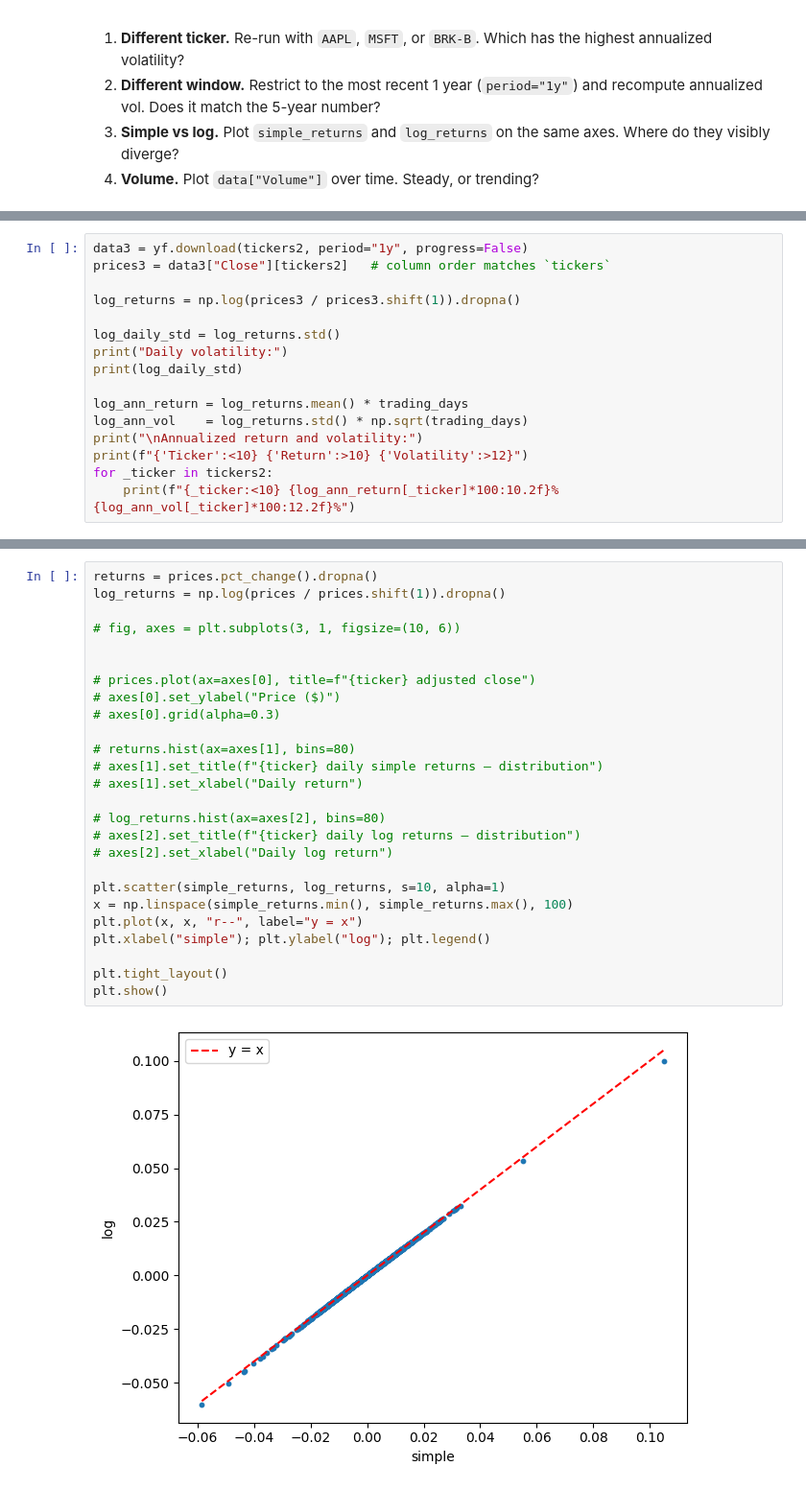
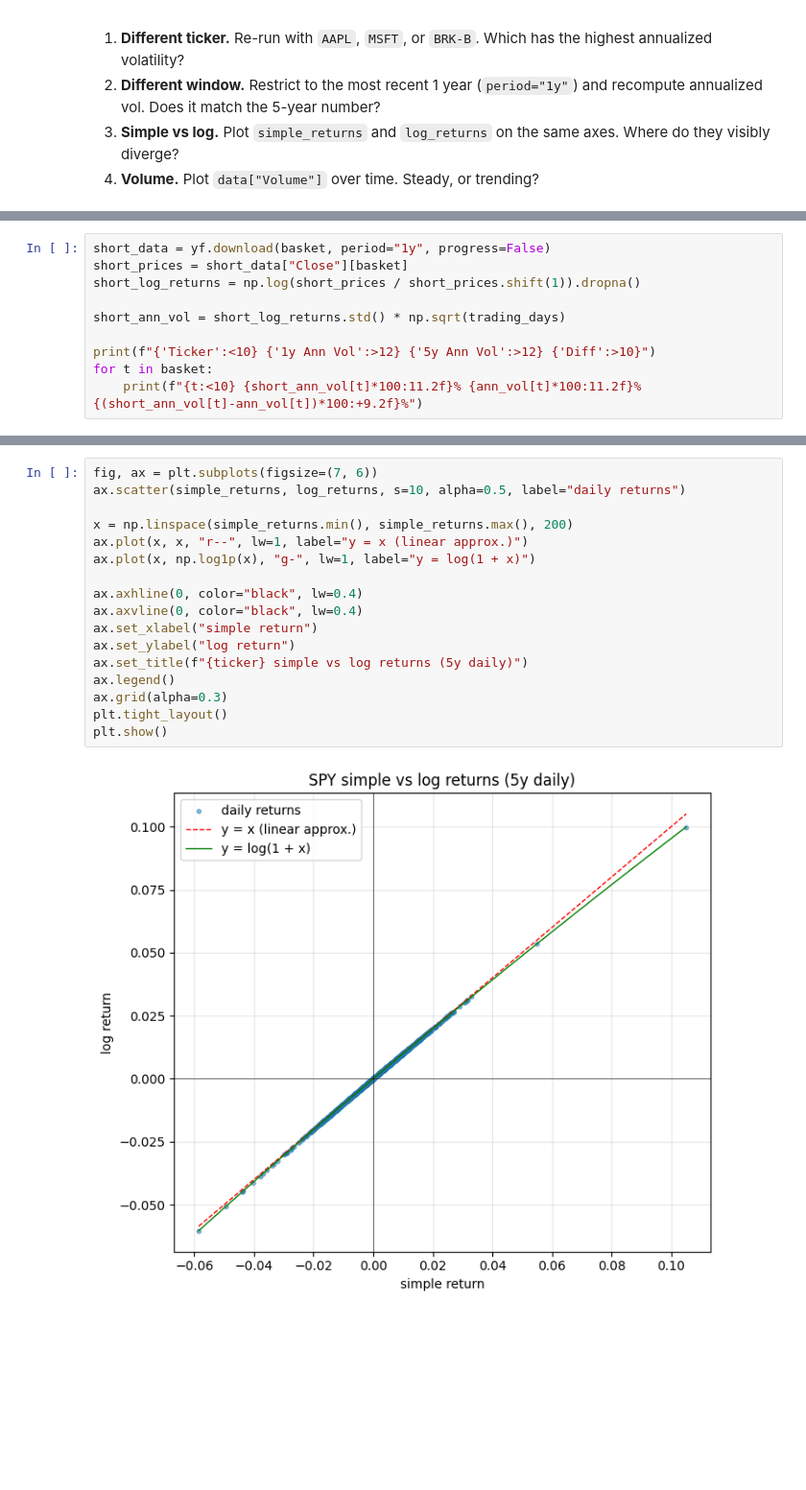
Before and after one commit to MichaelHelmers/quantitative-analysis, a Jupyter notebook: 01-foundations/lesson.ipynb, the cells around one changed output, grey strips where cells are left out. Shown at 96% size. Cells and saved outputs as stored; diff of their text form; blank space fills up the shorter version.

```diff
--- a/01-foundations/lesson.ipynb
+++ b/01-foundations/lesson.ipynb
@@ -206,17 +213,11 @@ BRK-B           11.04%        17.18%
 # %%
-data3 = yf.download(tickers2, period="1y", progress=False)
-prices3 = data3["Close"][tickers2]   # column order matches `tickers`
+short_data = yf.download(basket, period="1y", progress=False)
+short_prices = short_data["Close"][basket]
+short_log_returns = np.log(short_prices / short_prices.shift(1)).dropna()
 
-log_returns = np.log(prices3 / prices3.shift(1)).dropna()
+short_ann_vol = short_log_returns.std() * np.sqrt(trading_days)
 
-log_daily_std = log_returns.std()
-print("Daily volatility:")
-print(log_daily_std)
-
-log_ann_return = log_returns.mean() * trading_days
-log_ann_vol    = log_returns.std() * np.sqrt(trading_days)
-print("\nAnnualized return and volatility:")
-print(f"{'Ticker':<10} {'Return':>10} {'Volatility':>12}")
-for _ticker in tickers2:
-    print(f"{_ticker:<10} {log_ann_return[_ticker]*100:10.2f}% {log_ann_vol[_ticker]*100:12.2f}%")
+print(f"{'Ticker':<10} {'1y Ann Vol':>12} {'5y Ann Vol':>12} {'Diff':>10}")
+for t in basket:
+    print(f"{t:<10} {short_ann_vol[t]*100:11.2f}% {ann_vol[t]*100:11.2f}% {(short_ann_vol[t]-ann_vol[t])*100:+9.2f}%")
 # %% [output]
@@ -235,29 +241,20 @@ BRK-B          -12.44%        15.35%
 # %%
-returns = prices.pct_change().dropna()
-log_returns = np.log(prices / prices.shift(1)).dropna()
+fig, ax = plt.subplots(figsize=(7, 6))
+ax.scatter(simple_returns, log_returns, s=10, alpha=0.5, label="daily returns")
 
-# fig, axes = plt.subplots(3, 1, figsize=(10, 6))
+x = np.linspace(simple_returns.min(), simple_returns.max(), 200)
+ax.plot(x, x, "r--", lw=1, label="y = x (linear approx.)")
+ax.plot(x, np.log1p(x), "g-", lw=1, label="y = log(1 + x)")
 
-
-# prices.plot(ax=axes[0], title=f"{ticker} adjusted close")
-# axes[0].set_ylabel("Price ($)")
-# axes[0].grid(alpha=0.3)
-
-# returns.hist(ax=axes[1], bins=80)
-# axes[1].set_title(f"{ticker} daily simple returns — distribution")
-# axes[1].set_xlabel("Daily return")
-
-# log_returns.hist(ax=axes[2], bins=80)
-# axes[2].set_title(f"{ticker} daily log returns — distribution")
-# axes[2].set_xlabel("Daily log return")
-
-plt.scatter(simple_returns, log_returns, s=10, alpha=1)
-x = np.linspace(simple_returns.min(), simple_returns.max(), 100)
-plt.plot(x, x, "r--", label="y = x")
-plt.xlabel("simple"); plt.ylabel("log"); plt.legend()
-
+ax.axhline(0, color="black", lw=0.4)
+ax.axvline(0, color="black", lw=0.4)
+ax.set_xlabel("simple return")
+ax.set_ylabel("log return")
+ax.set_title(f"{ticker} simple vs log returns (5y daily)")
+ax.legend()
+ax.grid(alpha=0.3)
 plt.tight_layout()
 plt.show()
 # %% [output]
-[figure, old version]
+[figure, new version]
 # %% [markdown]
```
Also changed, not shown: parts of 13 cells of this notebook.
